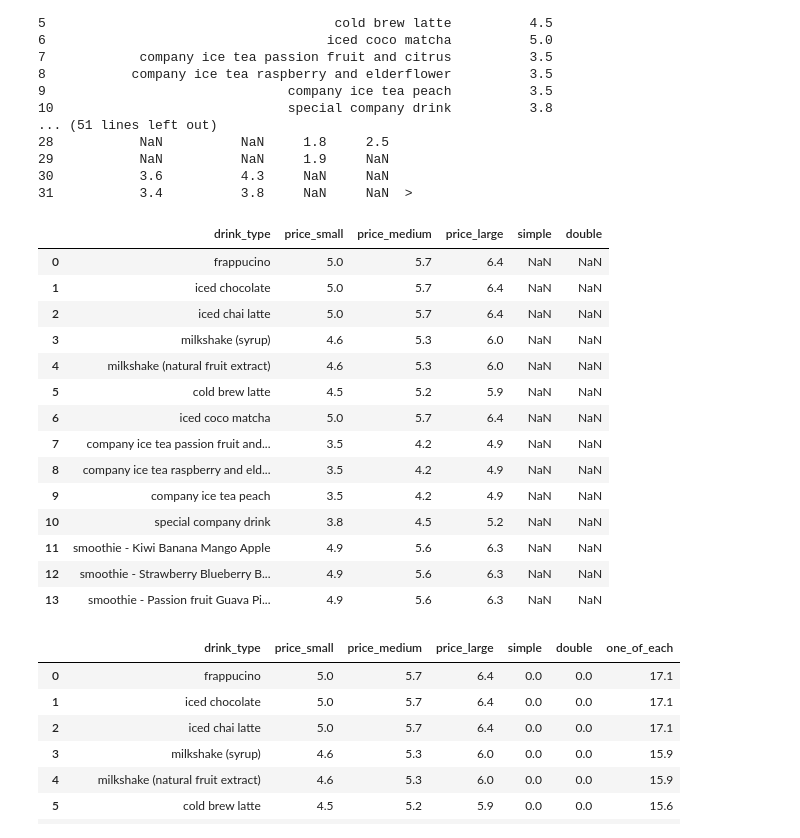
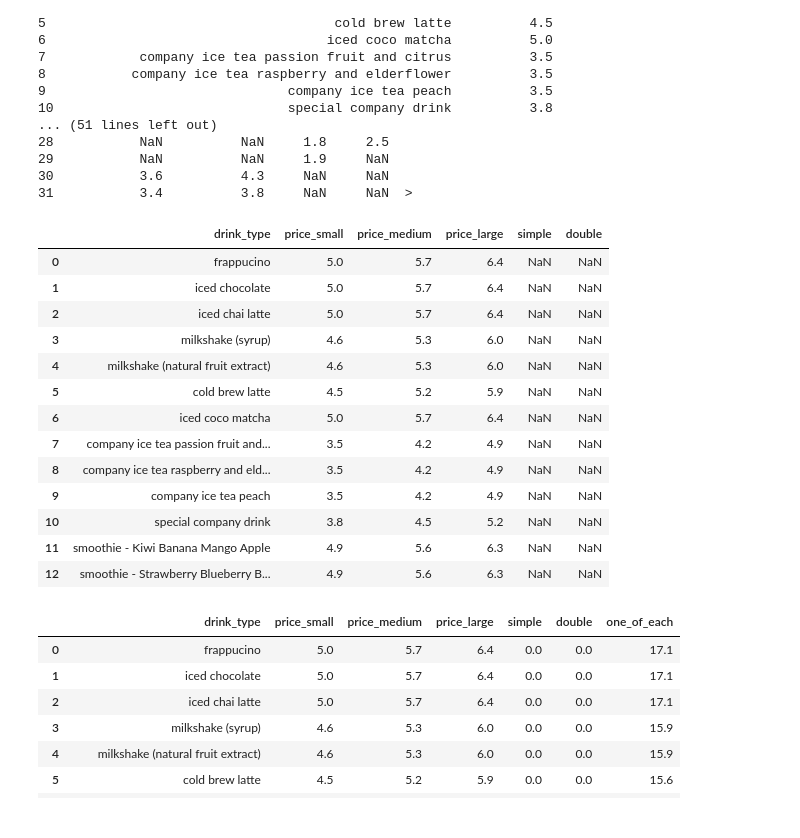
Before and after one commit to Luna-Agora/coffee, a Jupyter notebook: Notebooks/coffee notebook.ipynb, the cells around one changed output. Cells and saved outputs as stored; diff of their text form; code cells hidden in the pictures.

```diff
--- a/Notebooks/coffee notebook.ipynb
+++ b/Notebooks/coffee notebook.ipynb
@@ -84,23 +84,22 @@ price.last
 30           3.6          4.3     NaN     NaN
 31           3.4          3.8     NaN     NaN  >
 # %%
-price.head(14)
+price.head(13)
 # %% [output]
 |  | drink_type | price_small | price_medium | price_large | simple | double |
 | 0 | frappucino | 5.0 | 5.7 | 6.4 | NaN | NaN |
 | 1 | iced chocolate | 5.0 | 5.7 | 6.4 | NaN | NaN |
 | 2 | iced chai latte | 5.0 | 5.7 | 6.4 | NaN | NaN |
 | 3 | milkshake (syrup) | 4.6 | 5.3 | 6.0 | NaN | NaN |
 | 4 | milkshake (natural fruit extract) | 4.6 | 5.3 | 6.0 | NaN | NaN |
 | 5 | cold brew latte | 4.5 | 5.2 | 5.9 | NaN | NaN |
 | 6 | iced coco matcha | 5.0 | 5.7 | 6.4 | NaN | NaN |
 | 7 | company ice tea passion fruit and... | 3.5 | 4.2 | 4.9 | NaN | NaN |
 | 8 | company ice tea raspberry and eld... | 3.5 | 4.2 | 4.9 | NaN | NaN |
 | 9 | company ice tea peach | 3.5 | 4.2 | 4.9 | NaN | NaN |
 | 10 | special company drink | 3.8 | 4.5 | 5.2 | NaN | NaN |
 | 11 | smoothie - Kiwi Banana Mango Apple | 4.9 | 5.6 | 6.3 | NaN | NaN |
 | 12 | smoothie - Strawberry Blueberry B... | 4.9 | 5.6 | 6.3 | NaN | NaN |
-| 13 | smoothie - Passion fruit Guava Pi... | 4.9 | 5.6 | 6.3 | NaN | NaN |
 # %%
 price2 = price
 # %%
```
